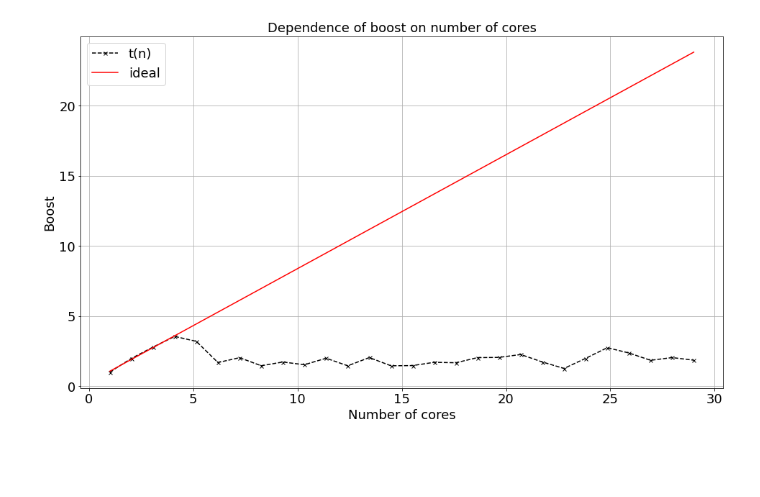
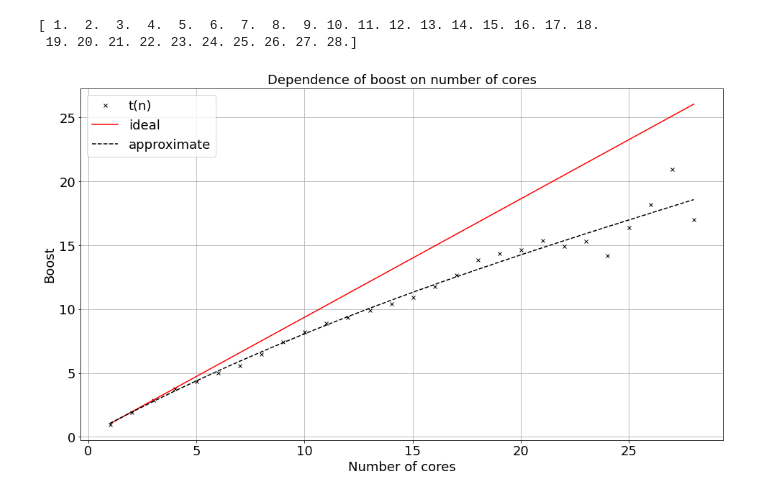
Before and after one commit to llmontoryxd/mipt_mpi, a Jupyter notebook: 2/draw.ipynb, the cells around one changed output. Cells and saved outputs as stored; diff of their text form; code cells hidden in the pictures; blank space fills up the shorter version.

```diff
--- a/2/draw.ipynb
+++ b/2/draw.ipynb
@@ -20,9 +20,12 @@ def averaging() :
     new_t = np.zeros(28)
 
     for i in range(1, 29) :
+        count = 0
         for j in range(len(n_cores)) :
             if n_cores[j] == i :
                 new_t[i - 1] = new_t[i-1] + t[j]
+                count += 1
+        new_t[i - 1] = new_t[i - 1] / count
 
     return new_t
 
@@ -31,14 +34,21 @@ fig = plt.figure(figsize = (16, 9))
 ax = fig.add_subplot(111)
 
 
-x = np.linspace(1, 29, 28)
+x = np.linspace(1, 28, 28)
+print(x)
+x = x
 y = averaging()
 y = y[0] / y
+y = y
 
-ax.plot(x, y, linestyle = '--', marker = 'x', color = 'black', markersize = 5, label = 't(n)')
+
+ax.plot(x, y, linestyle = 'None', marker = 'x', color = 'black', markersize = 5, label = 't(n)')
 p = np.polyfit(x[0:4], y[0:4], 1)
 yi = np.polyval(p, x)
 ax.plot(x, yi, linestyle = '-', marker = 'None', color = 'red', label = 'ideal')
+p1 = np.polyfit(x, y, 3)
+y1 = np.polyval(p1, x)
+ax.plot(x, y1, linestyle = '--', marker = 'None', color = 'black', label = 'approximate')
 
 
 xax = ax.xaxis
@@ -47,31 +57,33 @@ xlabels = xax.get_ticklabels()
 xlines = xax.get_ticklines()
 
 xax.grid(True)
 
 for label in xlabels :
     label.set_color('black')
     label.set_rotation(0)
     label.set_fontsize(18)
 
 yax = ax.yaxis
 ylocs = yax.get_ticklocs()
 ylabels = yax.get_ticklabels()
 ylines = yax.get_ticklines()
 yax.grid(True)
 
 for label in ylabels :
     label.set_color('black')
     label.set_rotation(0)
     label.set_fontsize(18)
 
 plt.xlabel('Number of cores', fontsize = 18)
 plt.ylabel('Boost', fontsize = 18)
 
 plt.legend(loc = 'best', fontsize = 18)
 plt.title('Dependence of boost on number of cores', fontsize = 18)
 os.chdir(os.getcwd() + "\outData")
 plt.savefig('result.jpg')
 os.chdir(os.getcwd().replace("\outData", ""))
 plt.show()
 # %% [output]
+[ 1.  2.  3.  4.  5.  6.  7.  8.  9. 10. 11. 12. 13. 14. 15. 16. 17. 18.
+ 19. 20. 21. 22. 23. 24. 25. 26. 27. 28.]
-[figure, old version]
+[figure, new version]
```
Also changed, not shown: 2 other files.
